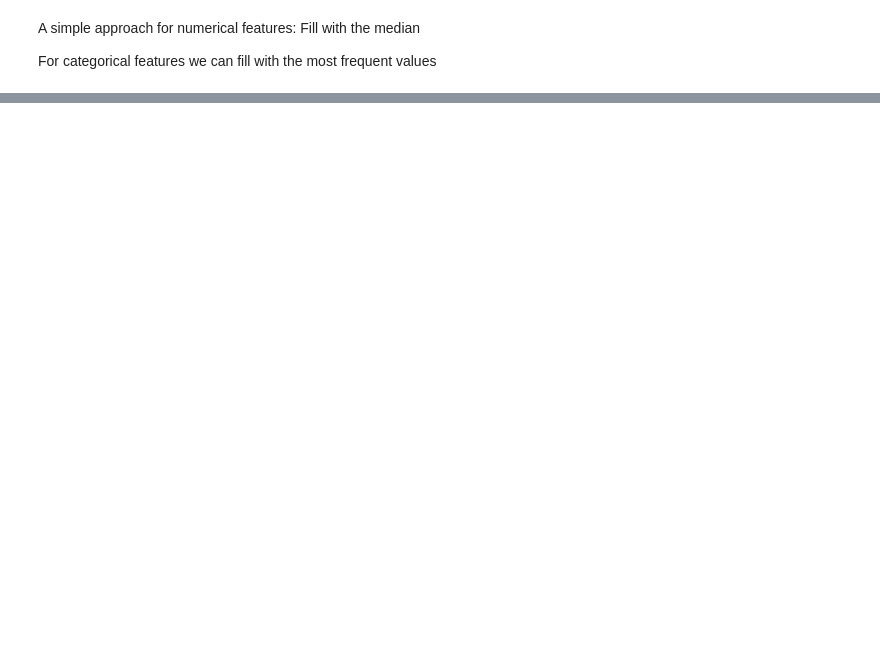
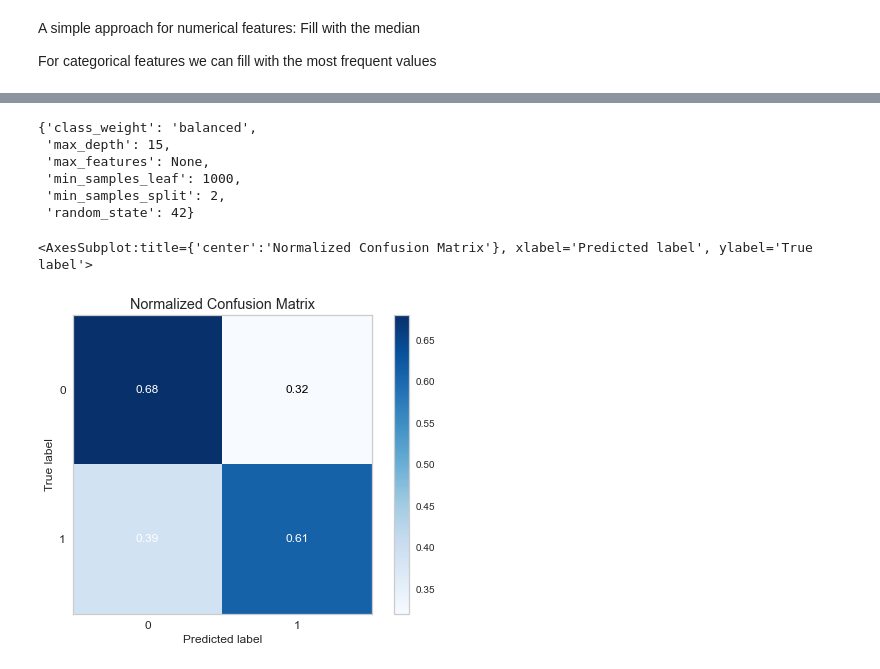
Before and after one commit to palpen/intro-ml-ws, a Jupyter notebook: feature_eng.ipynb, the cells around one changed output, grey strips where cells are left out. Cells and saved outputs as stored; diff of their text form; code cells hidden in the pictures; blank space fills up the shorter version.

```diff
--- a/feature_eng.ipynb
+++ b/feature_eng.ipynb
@@ -221,0 +359,17 @@ dtype: object
+# %%
+param_grid = {
+    'max_depth': [5, 10, 15, 20, 25, 30],
+    'min_samples_split': [2, 20, 200],
+    'min_samples_leaf': [1, 10, 100, 1000],
+    'max_features': [None, 'auto'],
+    'random_state': [42],
+    'class_weight': [None, 'balanced']
+    }
+# %%
+clf = GridSearchCV(estimator=DecisionTreeClassifier(),
+             param_grid=param_grid,
+             scoring='f1',
+             n_jobs=-1,
+             verbose=2)
+# %%
+clf.fit(X_train, y_train)[-]
@@ -221,0 +401,18 @@ dtype: object
+# %%
+clf.best_params_
+# %% [output]
+{'class_weight': 'balanced',
+ 'max_depth': 15,
+ 'max_features': None,
+ 'min_samples_leaf': 1000,
+ 'min_samples_split': 2,
+ 'random_state': 42}
+# %%
+# Perfect Matrix? Let's look at the test set...
+
+y_test_pred2 = clf.predict(X_test)
+# %%
+skplt.metrics.plot_confusion_matrix(y_test, y_test_pred2, normalize=True)
+# %% [output]
+<AxesSubplot:title={'center':'Normalized Confusion Matrix'}, xlabel='Predicted label', ylabel='True label'>
+[figure, added]
```
Also changed, not shown: parts of 58 cells of this notebook, 1 other file.
